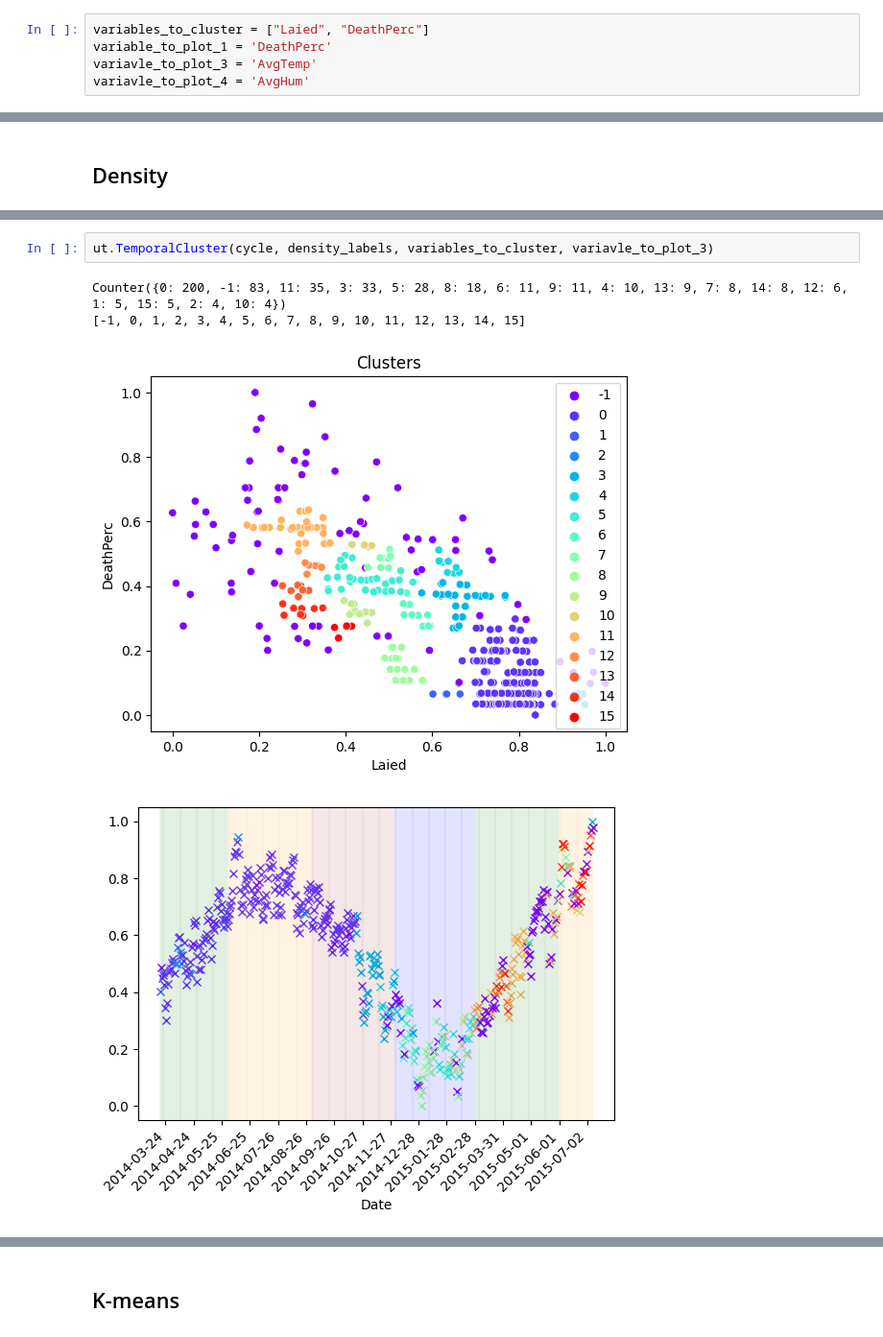
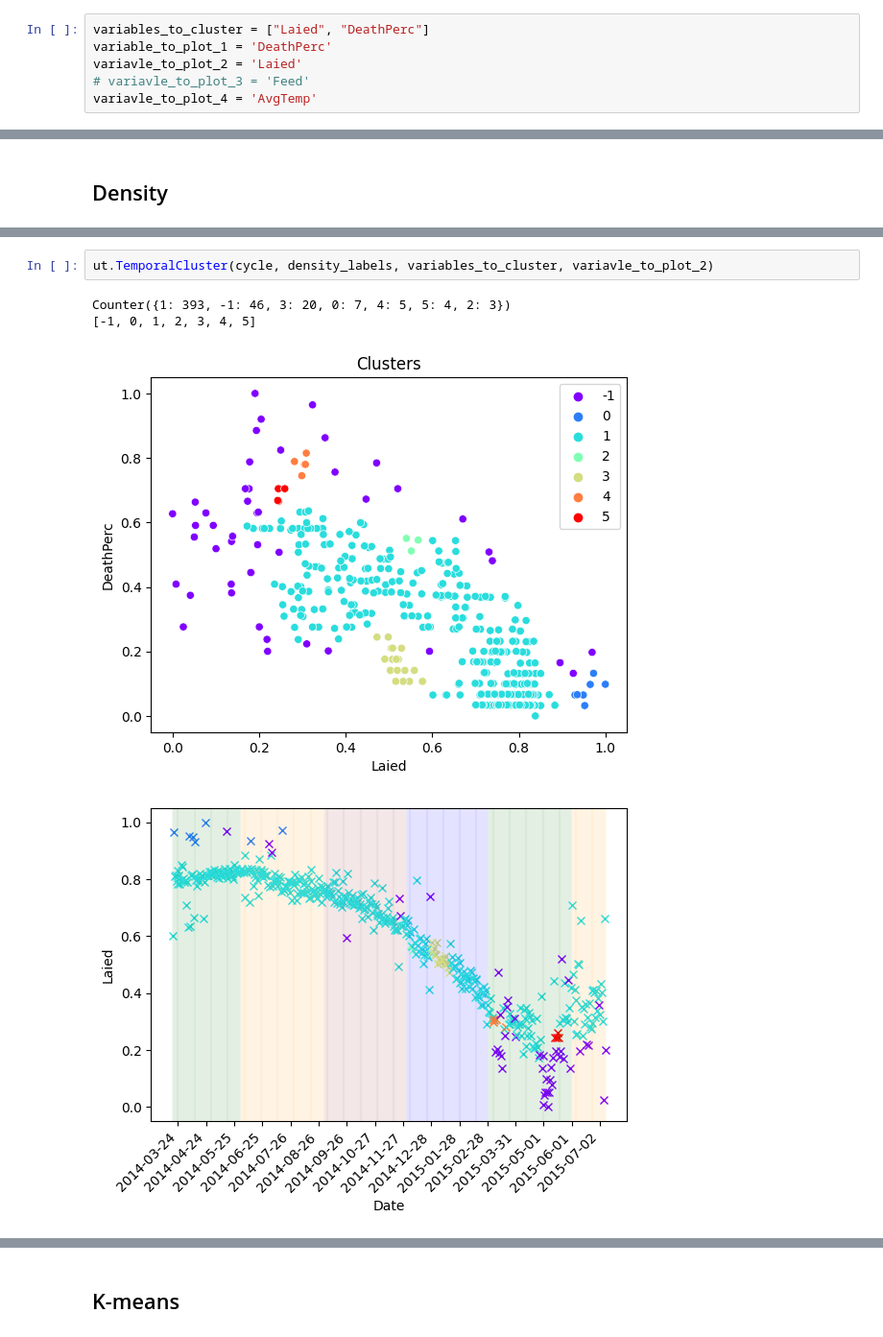
Before and after one commit to CanaliDavide/DASA--Project, a Jupyter notebook: Clustering/DataAnalisysX1_Cluster.ipynb, the cells around one changed output, grey strips where cells are left out. Shown at 96% size. Saved outputs shown, nothing was run; the diff lists cells and outputs as text.

```diff
--- a/Clustering/DataAnalisysX1_Cluster.ipynb
+++ b/Clustering/DataAnalisysX1_Cluster.ipynb
@@ -14,8 +17,9 @@ cycle = cycle.drop(columns=["Feed","Water"])
 # %%
 variables_to_cluster = ["Laied", "DeathPerc"]
 variable_to_plot_1 = 'DeathPerc'
-variavle_to_plot_3 = 'AvgTemp'
-variavle_to_plot_4 = 'AvgHum'
+variavle_to_plot_2 = 'Laied'
+# variavle_to_plot_3 = 'Feed'
+variavle_to_plot_4 = 'AvgTemp'
 # %% [markdown]
 ## Hierarcical
 # %%
@@ -61,10 +65,10 @@ Counter({0: 200, -1: 83, 11: 35, 3: 33, 5: 28, 8: 18, 6: 11, 9: 11, 4: 10, 13: 9
 # %%
-ut.TemporalCluster(cycle, density_labels, variables_to_cluster, variavle_to_plot_3)
+ut.TemporalCluster(cycle, density_labels, variables_to_cluster, variavle_to_plot_2)
 # %% [output]
-Counter({0: 200, -1: 83, 11: 35, 3: 33, 5: 28, 8: 18, 6: 11, 9: 11, 4: 10, 13: 9, 7: 8, 14: 8, 12: 6, 1: 5, 15: 5, 2: 4, 10: 4})
-[-1, 0, 1, 2, 3, 4, 5, 6, 7, 8, 9, 10, 11, 12, 13, 14, 15]
+Counter({1: 393, -1: 46, 3: 20, 0: 7, 4: 5, 5: 4, 2: 3})
+[-1, 0, 1, 2, 3, 4, 5]
-[figure, old version]
+[figure, new version]
-[figure, old version]
+[figure, new version]
 # %%
 ut.TemporalCluster(cycle, density_labels, variables_to_cluster, variavle_to_plot_4)
 # %% [output]
```
Also changed, not shown: parts of 11 cells of this notebook, 28 other files.
